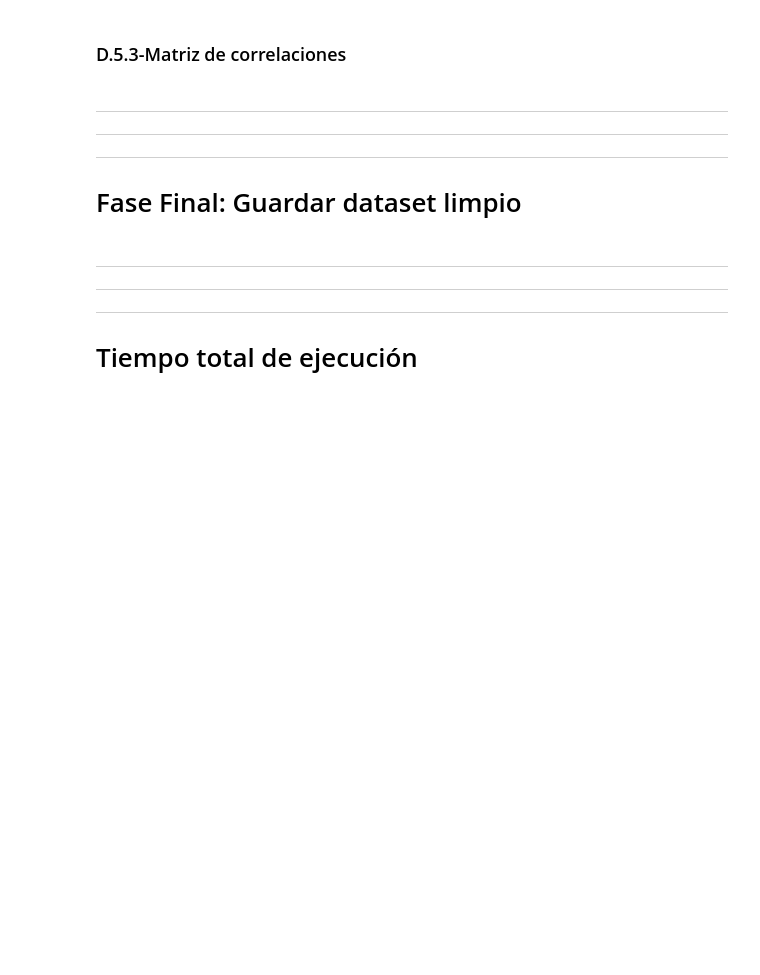
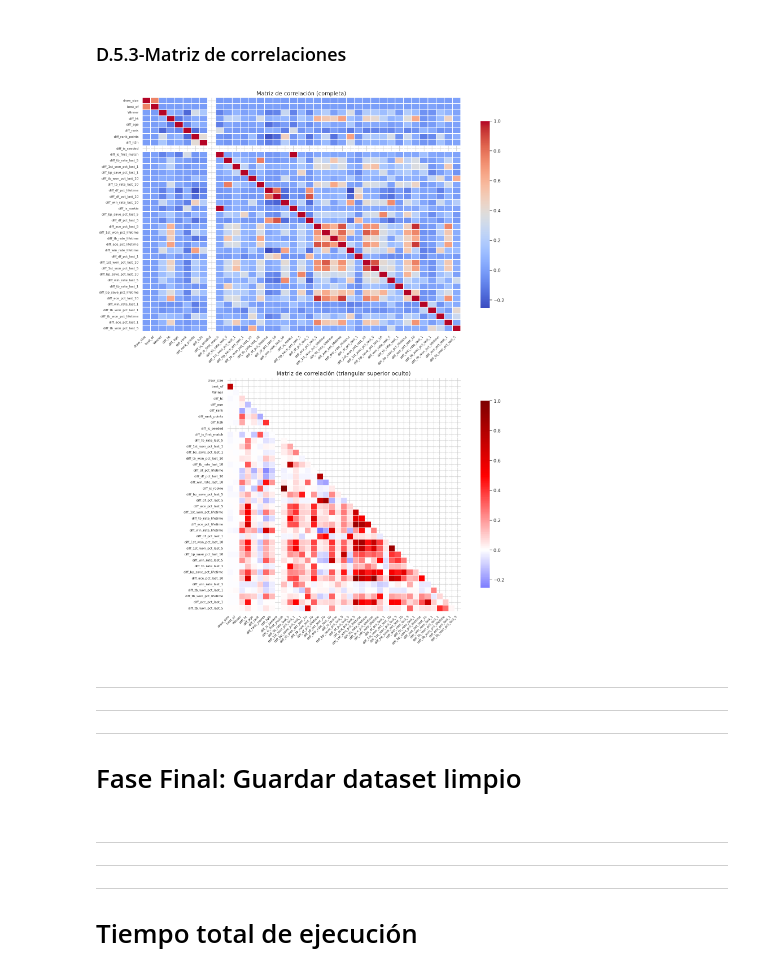
Before and after one commit to Sterrysx/Tennis-ML-APA, a Jupyter notebook: notebooks/01_preprocesado.ipynb, the cells around one changed output. Drawn from its saved outputs; the diff is of its cells as text; code cells hidden in the pictures; blank space fills up the shorter version.

```diff
--- a/notebooks/01_preprocesado.ipynb
+++ b/notebooks/01_preprocesado.ipynb
@@ -1751,19 +2121,28 @@ plt.show()
 # %%
 correlation_matrix = tennis_train.corr(numeric_only=True)
 mask = np.triu(np.ones_like(correlation_matrix, dtype=bool))
 
-fig, axes = plt.subplots(1, 2, figsize=(20, 8))
+fig, axes = plt.subplots(2, 1, figsize=(16, 20))
 
-sns.heatmap(correlation_matrix, annot=True, fmt=".2f", cmap="coolwarm", ax=axes[0])
-axes[0].set_title("Matriz de correlación (completa)")
-plt.setp(axes[0].get_xticklabels(), rotation=45, ha="right")
+# Izquierda: SIN anotaciones (son demasiadas variables)
+sns.heatmap(correlation_matrix, annot=False, cmap="coolwarm", ax=axes[0],
+            cbar_kws={"shrink": .8}, linewidths=0.1)
+axes[0].set_title("Matriz de correlación (completa)", fontsize=14)
+plt.setp(axes[0].get_xticklabels(), rotation=45, ha="right", fontsize=8)
+plt.setp(axes[0].get_yticklabels(), fontsize=8)
 
-sns.heatmap(correlation_matrix, mask=mask, cmap='seismic',  center=0, square=True, linewidths=.5, cbar_kws={"shrink": .5}, ax=axes[1])
-axes[1].set_title("Matriz de correlación (triangular superior oculto)")
-plt.setp(axes[1].get_xticklabels(), rotation=45, ha="right")
+# Derecha: CON anotaciones (solo mitad superior)
+sns.heatmap(correlation_matrix, mask=mask, annot=False, fmt=".2f",
+            cmap='seismic', center=0, square=True, linewidths=.5,
+            cbar_kws={"shrink": .8}, ax=axes[1])
+axes[1].set_title("Matriz de correlación (triangular superior oculto)", fontsize=14)
+plt.setp(axes[1].get_xticklabels(), rotation=45, ha="right", fontsize=8)
+plt.setp(axes[1].get_yticklabels(), fontsize=8)
 
 plt.tight_layout()
 plt.show()
+# %% [output]
+[figure, added]
 # %% [markdown]
 <hr style="height:2px;border:none;color:red;background-color:blue;" />
 <hr style="height:2px;border:none;color:red;background-color:red;" />
```
Also changed, not shown: parts of 18 cells of this notebook, 3 other files.
